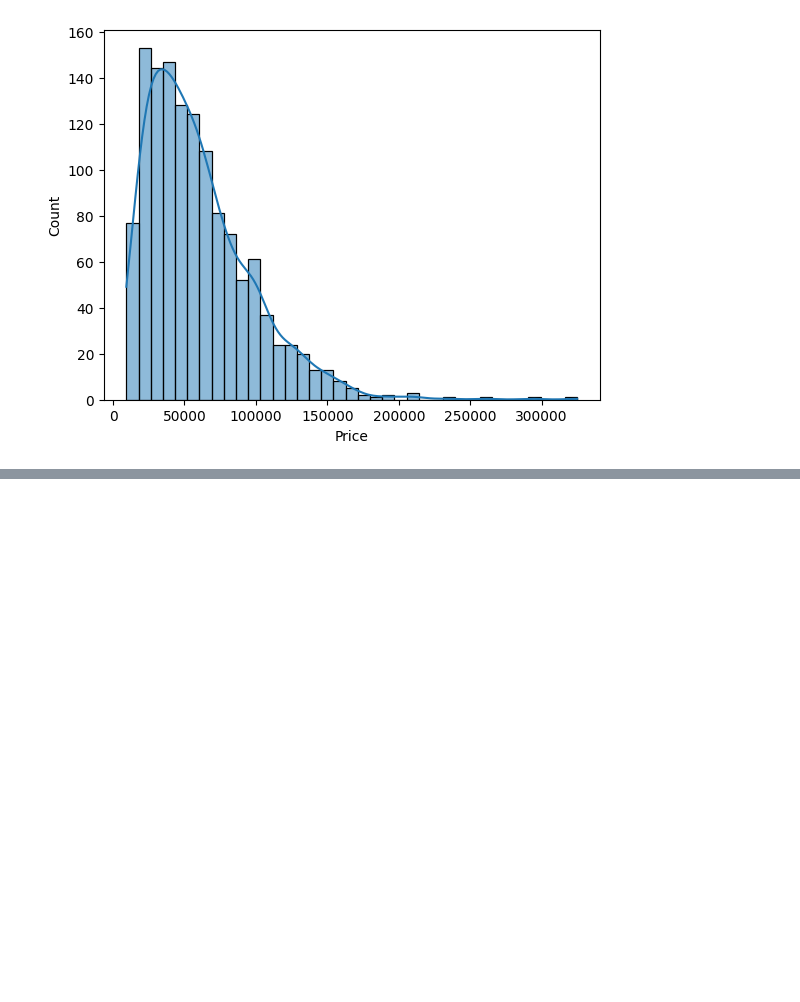
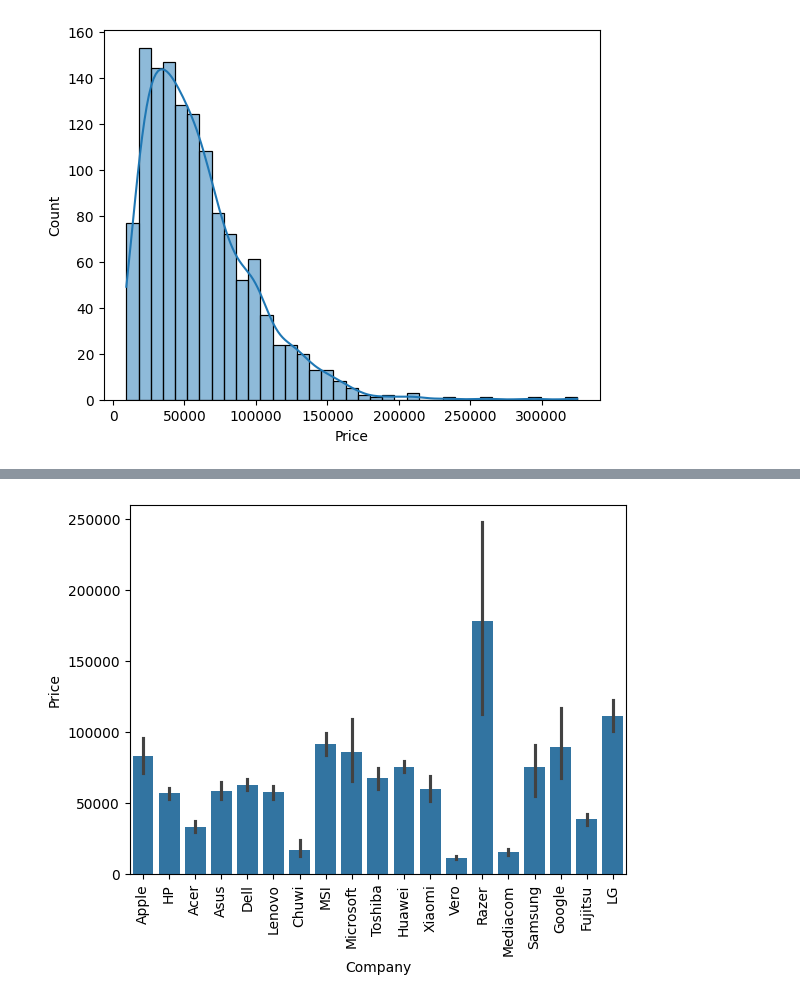
Before and after one commit to hamant-jagwan/Laptop_Price_Prediction, a Jupyter notebook: Laptop_Price_Prediction.ipynb, the cells around one changed output, grey strips where cells are left out. Saved outputs shown, nothing was run; the diff lists cells and outputs as text; code cells hidden in the pictures; blank space fills up the shorter version.

```diff
--- a/Laptop_Price_Prediction.ipynb
+++ b/Laptop_Price_Prediction.ipynb
@@ -115 +114,7 @@ df['Company'].value_counts().plot(kind='bar')
 [figure]
+# %%
+sns.barplot(x = df['Company'], y = df['Price'])
+plt.xticks(rotation = 'vertical')
+plt.show()
+# %% [output]
+[figure, added]
```
Also changed, not shown: parts of 23 cells of this notebook.
